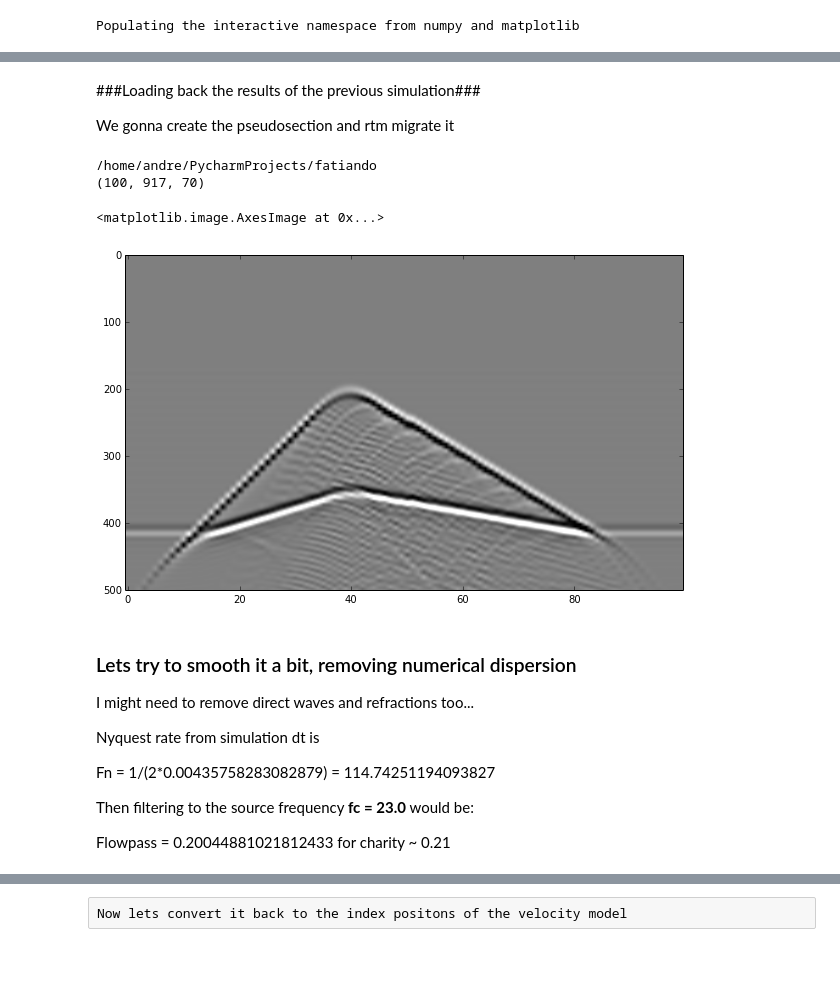
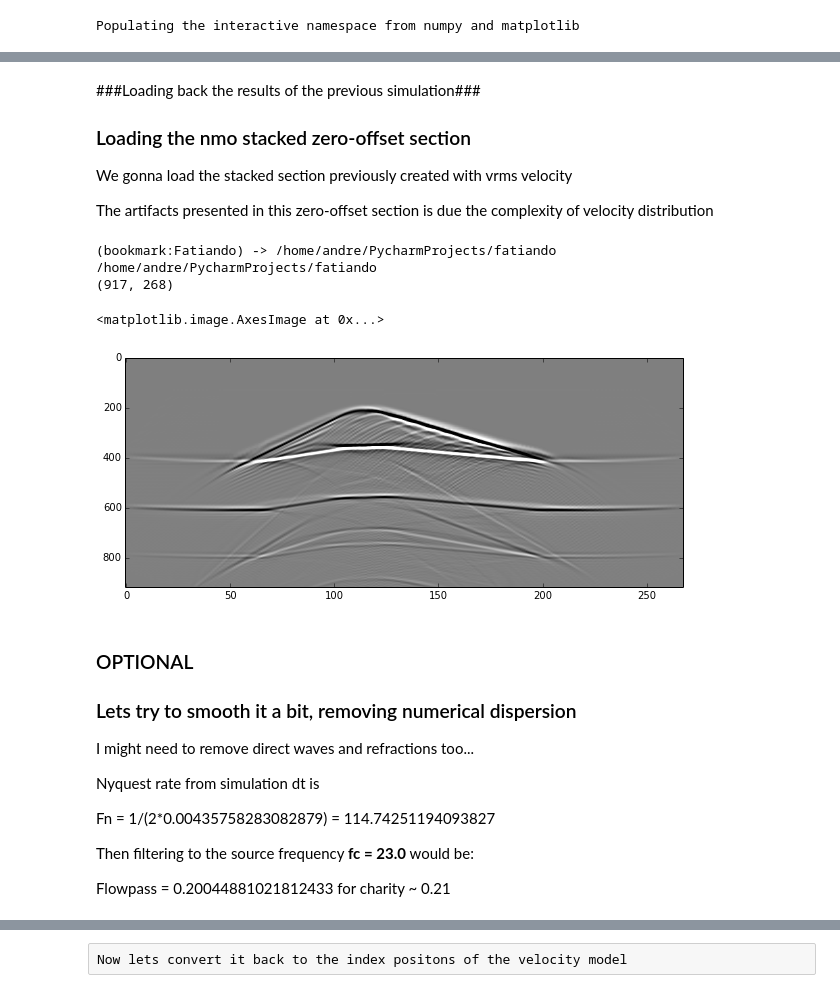
Before and after one commit to eusoubrasileiro/geonumerics, a Jupyter notebook: ipython_notebooks/Fatiando RTM reverse-scalar-test0.ipynb, the cells around one changed output, grey strips where cells are left out. Cells and saved outputs as stored; diff of their text form; code cells hidden in the pictures; blank space fills up the shorter version.

```diff
--- a/ipython_notebooks/Fatiando RTM reverse-scalar-test0.ipynb
+++ b/ipython_notebooks/Fatiando RTM reverse-scalar-test0.ipynb
@@ -35,27 +20,25 @@ imshow(data)
-# %% [markdown]
-###Loading back the results of the previous simulation###
-
-We gonna create the pseudosection and rtm migrate it
-# %%
-%cd /home/andre/PycharmProjects/fatiando
-import numpy as np
-shots = np.load('arrayshots_70.npy')
-print shots.shape
-# %% [output]
-/home/andre/PycharmProjects/fatiando
-(100, 917, 70)
+# %% [markdown]
+###Loading back the results of the previous simulation###
+### Loading the nmo stacked zero-offset section ###
+
+We gonna load the stacked section previously created with vrms velocity
+
+The artifacts presented in this zero-offset section is due the complexity of velocity distribution
 # %%
-zeroffset = np.zeros((500, 100))
-for i in range(100):
-    zeroffset[:,i] =  shots[i][:500, 35]
-
-zeroffset[:170, :] = 0.0
-figure(figsize=(10, 15))
-imshow(zeroffset, aspect=0.12, origin='upper', cmap=mpl.cm.gray_r, vmin=-.1, vmax=.1)
+%cd Fatiando
+import numpy as np
+cmps_stacked = np.load('cmp_stacked.npy')
+print cmps_stacked.shape
+figure(figsize=(10,15))
+imshow(cmps_stacked, aspect=0.12, origin='upper', cmap=mpl.cm.gray_r, vmin=-1, vmax=1)
 # %% [output]
-<matplotlib.image.AxesImage at 0x...>
+(bookmark:Fatiando) -> /home/andre/PycharmProjects/fatiando
+/home/andre/PycharmProjects/fatiando
+(917, 268)
+<matplotlib.image.AxesImage at 0x...>
-[figure, old version]
+[figure, new version]
 # %% [markdown]
+### OPTIONAL ###
 ### Lets try to smooth it a bit, removing numerical dispersion ###
 
 I might need to remove direct waves and refractions too...
```
Also changed, not shown: parts of 32 cells of this notebook, 1 other file.
